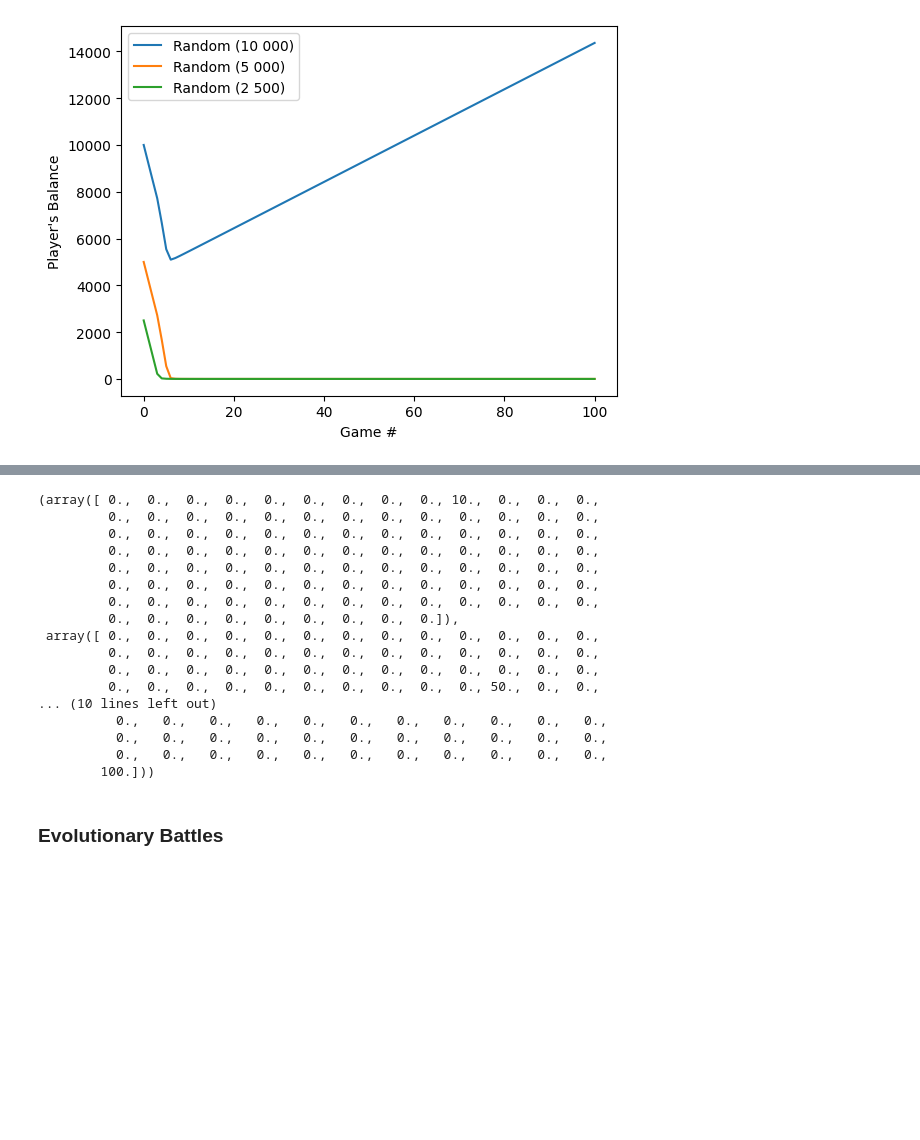
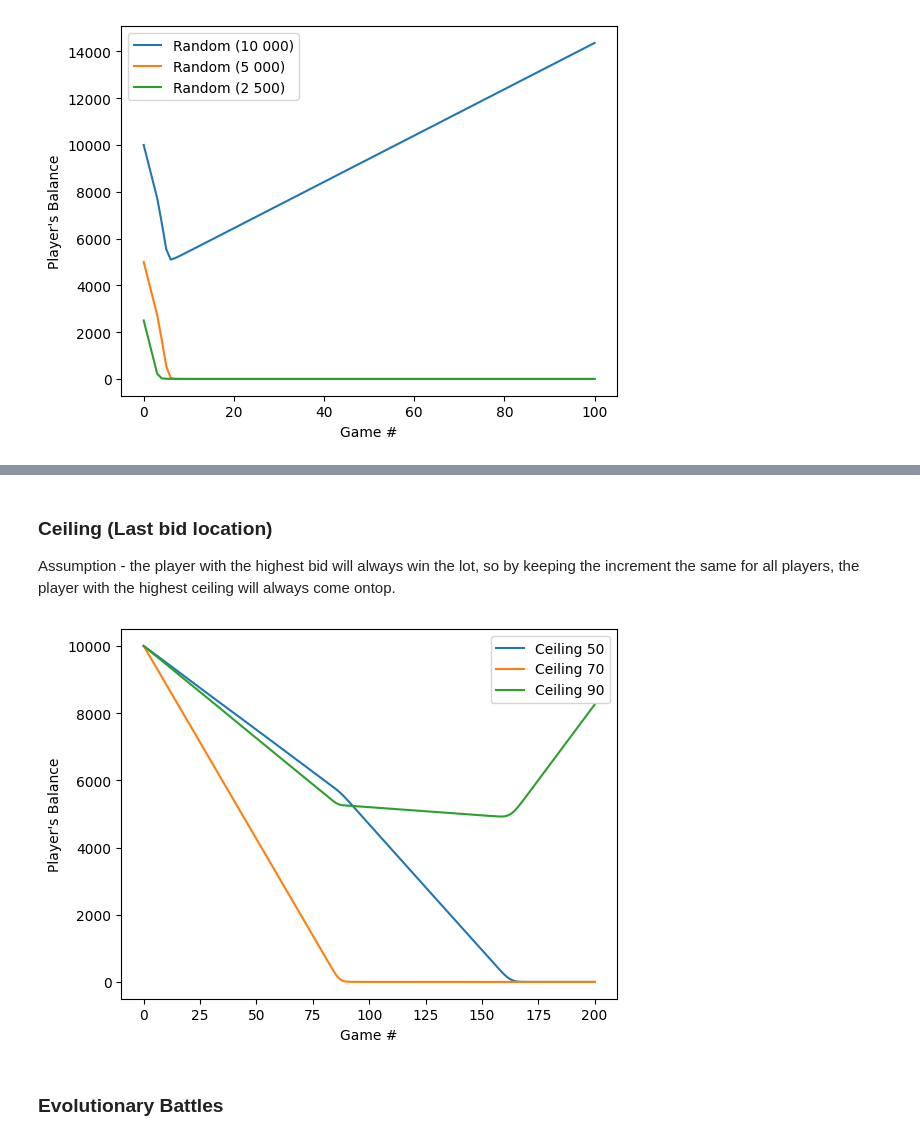
Before and after one commit to chrispcode/100-vote-auction, a Jupyter notebook: HundredVoteAuction.ipynb, the cells around one changed output, grey strips where cells are left out. Cells and saved outputs as stored; diff of their text form; code cells hidden in the pictures; blank space fills up the shorter version.

Commit message:
feat(ceiling): add ceiling simulations

```diff
--- a/HundredVoteAuction.ipynb
+++ b/HundredVoteAuction.ipynb
@@ -359,32 +303,42 @@ array([  1,   0,   0,   0,   0,   0,   0,   0,   0,   0,  11,   0,   0,
-# %%
-ceiling_10 = np.zeros(100)
-ceiling_10[9:10:] = 1
-
-ceiling_50 = np.zeros(100)
-ceiling_50[49:50:] = 1
-
-ceiling_99 = np.zeros(100)
-ceiling_99[99:100:] = 1
-
-ceiling_10 * pricing, ceiling_50 * pricing, ceiling_99 * pricing
-# %% [output]
-(array([ 0.,  0.,  0.,  0.,  0.,  0.,  0.,  0.,  0., 10.,  0.,  0.,  0.,
-         0.,  0.,  0.,  0.,  0.,  0.,  0.,  0.,  0.,  0.,  0.,  0.,  0.,
-         0.,  0.,  0.,  0.,  0.,  0.,  0.,  0.,  0.,  0.,  0.,  0.,  0.,
-         0.,  0.,  0.,  0.,  0.,  0.,  0.,  0.,  0.,  0.,  0.,  0.,  0.,
-         0.,  0.,  0.,  0.,  0.,  0.,  0.,  0.,  0.,  0.,  0.,  0.,  0.,
-         0.,  0.,  0.,  0.,  0.,  0.,  0.,  0.,  0.,  0.,  0.,  0.,  0.,
-         0.,  0.,  0.,  0.,  0.,  0.,  0.,  0.,  0.,  0.,  0.,  0.,  0.,
-         0.,  0.,  0.,  0.,  0.,  0.,  0.,  0.,  0.]),
- array([ 0.,  0.,  0.,  0.,  0.,  0.,  0.,  0.,  0.,  0.,  0.,  0.,  0.,
-         0.,  0.,  0.,  0.,  0.,  0.,  0.,  0.,  0.,  0.,  0.,  0.,  0.,
-         0.,  0.,  0.,  0.,  0.,  0.,  0.,  0.,  0.,  0.,  0.,  0.,  0.,
-         0.,  0.,  0.,  0.,  0.,  0.,  0.,  0.,  0.,  0., 50.,  0.,  0.,
-... (10 lines left out)
-          0.,   0.,   0.,   0.,   0.,   0.,   0.,   0.,   0.,   0.,   0.,
-          0.,   0.,   0.,   0.,   0.,   0.,   0.,   0.,   0.,   0.,   0.,
-          0.,   0.,   0.,   0.,   0.,   0.,   0.,   0.,   0.,   0.,   0.,
-        100.]))
+# %% [markdown]
+### Ceiling (Last bid location)
+
+Assumption - the player with the highest bid will always win the lot, so by keeping the increment the same for all players, the player with the highest ceiling will always come ontop.
+# %%
+ceiling_50 = np.zeros(100)
+ceiling_50[9:50:10] = 1
+
+ceiling_70 = np.zeros(100)
+ceiling_70[9:70:10] = 1
+
+ceiling_90 = np.zeros(100)
+ceiling_90[9:90:10] = 1
+# %%
+SIMULATIONS = 1000
+LOTS_PER_AUCTION = 200
+
+data = np.zeros((SIMULATIONS, 3, LOTS_PER_AUCTION + 1))
+
+for i in range(SIMULATIONS):
+  players = [
+    Player("Ceiling 50", ceiling_50, balance=10000),
+    Player("Ceiling 70", ceiling_70, balance=10000),
+    Player("Ceiling 90", ceiling_90, balance=10000),
+  ]
+
+  auction = HundredVoteAuction(players, lots=LOTS_PER_AUCTION)
+  auction.run()
+
+  data[i] = auction.balances
+
+averages = np.zeros((3, LOTS_PER_AUCTION + 1))
+averages = np.mean(data, axis=0)
+
+auction = HundredVoteAuction(players, lots=LOTS_PER_AUCTION)
+auction.balances = averages
+auction.plot()
+# %% [output]
+[figure, added]
 # %% [markdown]
 ### Evolutionary Battles
 # %% [markdown]
```
Also changed, not shown: parts of 3 cells of this notebook.
